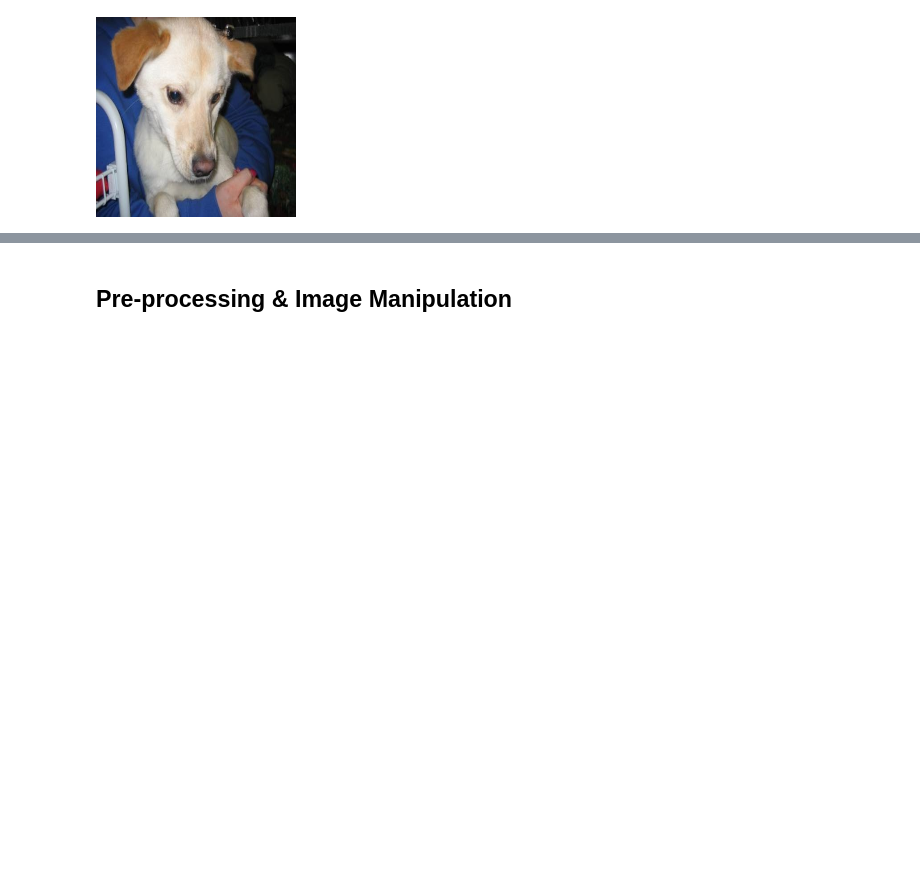
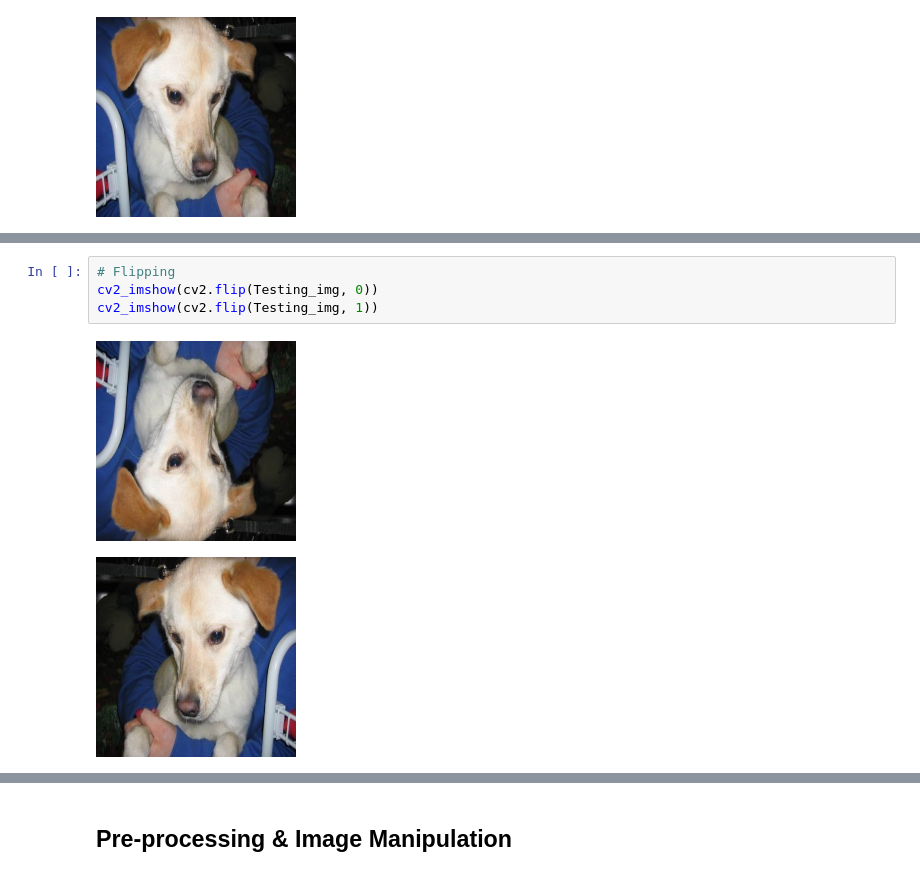
Before and after one commit to harishahamed26/Image-Recognition-Cat-Dog, a Jupyter notebook: ImageClassificiationAnimals.ipynb, the cells around one changed output, grey strips where cells are left out. Cells and saved outputs as stored; diff of their text form; blank space fills up the shorter version.

```diff
--- a/ImageClassificiationAnimals.ipynb
+++ b/ImageClassificiationAnimals.ipynb
@@ -108,0 +103,7 @@ cv2_imshow(train_images[1])
+# %%
+# Flipping
+cv2_imshow(cv2.flip(Testing_img, 0))
+cv2_imshow(cv2.flip(Testing_img, 1))
+# %% [output]
+[figure, added]
+[figure, added]
```
Also changed, not shown: parts of 24 cells of this notebook.
